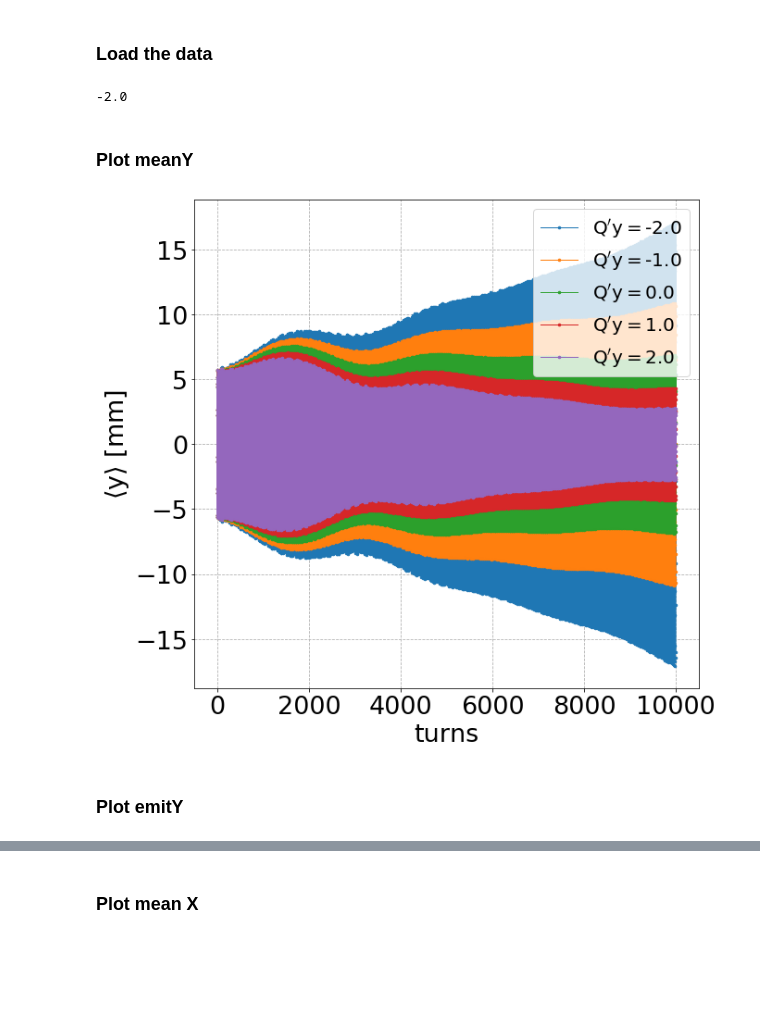
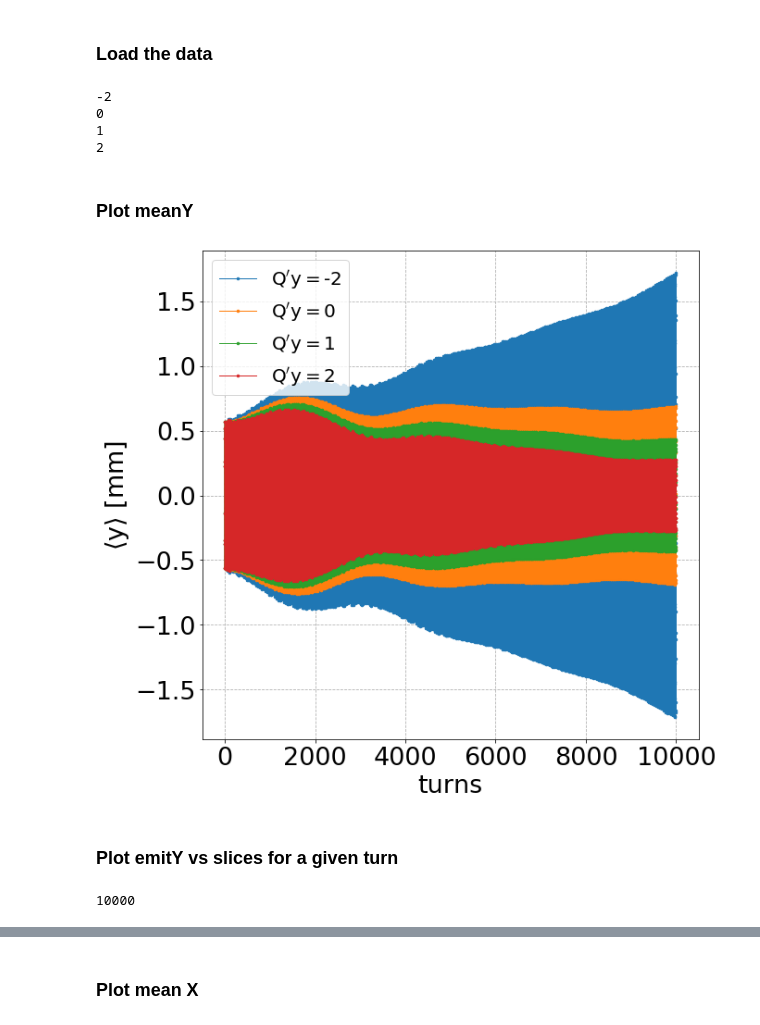
Before and after one commit to natriant/cc_rf_noise_pyheadtail, a Jupyter notebook: post_process_analysis/job005c_centroidMotion_vs_emittanceBU_chromaScan_cosOffset.ipynb, the cells around one changed output, grey strips where cells are left out. Cells and saved outputs as stored; diff of their text form; code cells hidden in the pictures; blank space fills up the shorter version.

```diff
--- a/post_process_analysis/job005c_centroidMotion_vs_emittanceBU_chromaScan_cosOffset.ipynb
+++ b/post_process_analysis/job005c_centroidMotion_vs_emittanceBU_chromaScan_cosOffset.ipynb
@@ -46,36 +47,58 @@ Qpy_scan = [-2.0, -1.0, 0.0, 1.0, 2.0]
+# %%
+load_afs = False
 # %%
-path_to_data = '/afs/cern.ch/work/n/natriant/private/pyheadtail_example_crabcavity/'
-study_name =f'sps_270GeV_noCC_wakesON_sinOffset_slices_ayy0_QpxQpy'
+if load_afs:
+    path_to_data = '/afs/cern.ch/work/n/natriant/private/pyheadtail_example_crabcavity/'
+    study_name =f'sps_270GeV_noCC_wakesON_sinOffset_div100_removeCO_slices_ayy0_QpxQpy'
+else:
+    path_to_data = './tbt_data/'
 # %% [markdown]
 ### Load the data
 # %%
 meanX_list, meanY_list = [], []
 for Qpy in Qpy_scan:
     print(Qpy)
-    meanX, meanY = np.loadtxt(path_to_data+f'{study_name}{Qpy}_fixedKicksSet0_run0/file.txt', delimiter = ",", unpack = True)
-    print('ok')
+    if load_afs:
+        meanX, meanY = np.loadtxt(path_to_data+f'{study_name}{Qpy}_fixedKicksSet0_run0/file.txt', delimiter = ",", unpack = True)
+    else:
+        meanX, meanY = np.loadtxt(path_to_data+f'file_Qpy{Qpy}.txt', delimiter = ",", unpack = True)
     meanX_list.append(meanX)
     meanY_list.append(meanY)
 # %% [output]
--2.0
+-2
+0
+1
+2
+# %%
+emitY_list = []
+for Qpy in Qpy_scan:
+    if load_afs:
+        emitY = pickle.load(open(path_to_data+f'{study_name}{Qpy}_fixedKicksSet0_run0/file_nepsy.pkl', 'rb'))
+    else:
+        emitY = pickle.load(open(path_to_data+f'file_nepsy_Qpy{Qpy}.pkl', 'rb'))
+    emitY_list.append(emitY)
 # %% [markdown]
 ### Plot meanY
 # %%
 fig, ax = plt.subplots()
 for i, Qpy in enumerate(Qpy_scan):
     ax.plot(meanY_list[i]*1e3, '.-', label=r'$\mathrm{Q^\prime y=}$'+f'{Qpy}')
 ax.set_xlabel('turns')
 ax.set_ylabel(r'$\mathrm{\langle y \rangle \ [mm]}$')
 ax.grid(linestyle='dashed')
 ax.legend(loc=0)
 
 plt.tight_layout()
 
-savefig = True
+savefig = False
 if savefig:
     plt.savefig(f'./output/meanY_{study_name}Scan.png', bbox_inches='tight')
 # %% [output]
-[figure, old version]
+[figure, new version]
 # %% [markdown]
-### Plot emitY
+### Plot emitY vs slices for a given turn
+# %%
+len(emitY_list[0])
+# %% [output]
+10000
 # %%
```
Also changed, not shown: parts of 7 cells of this notebook, 14 other files.
